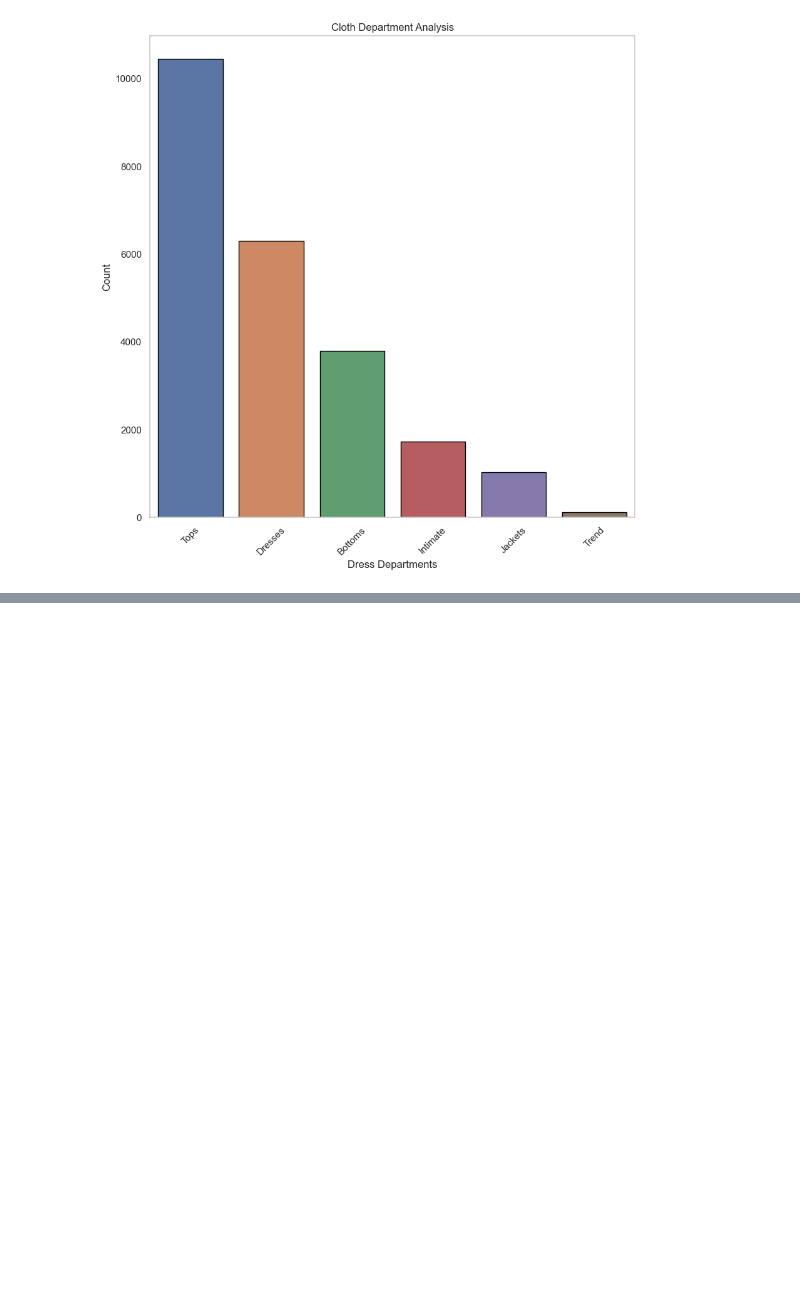
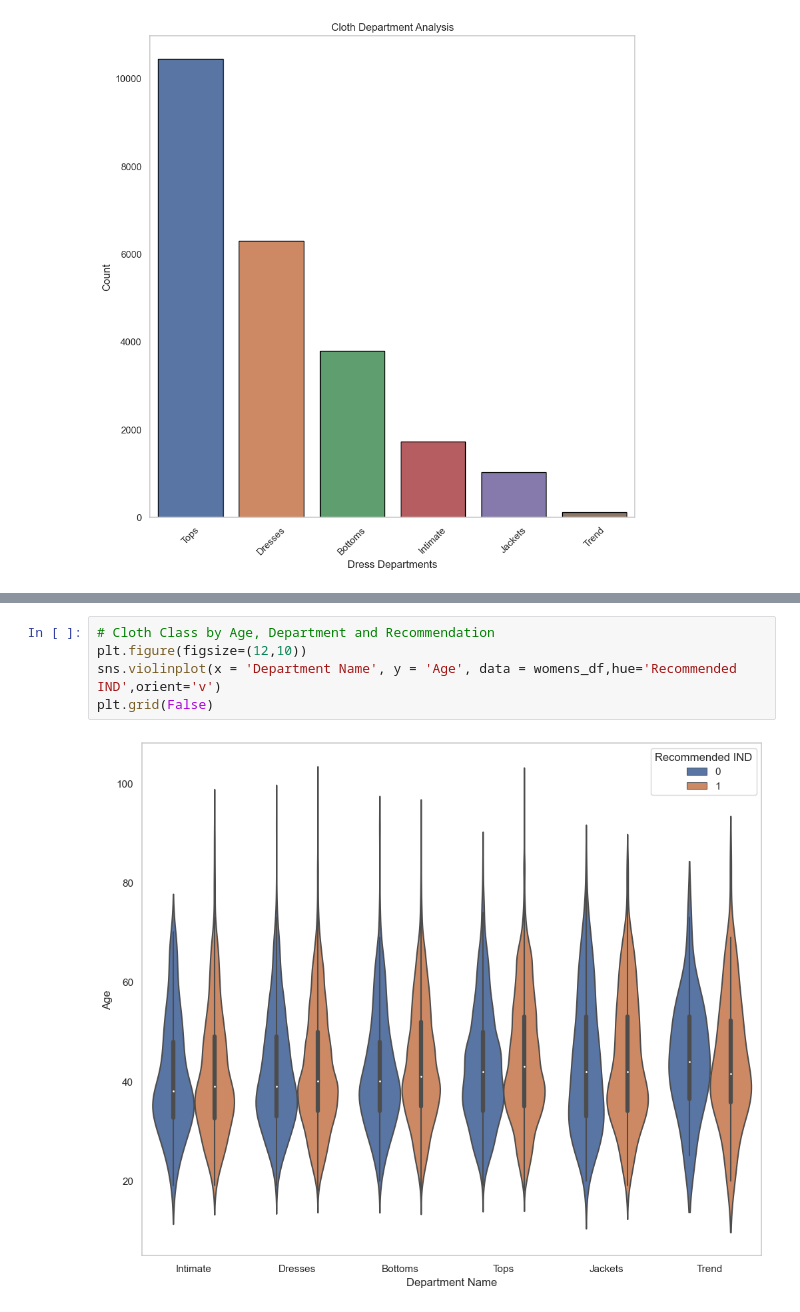
Before and after one commit to jjcastillot/womens_clothing_analysis_updated, a Jupyter notebook: dataset_analysis.ipynb, the cells around one changed output, grey strips where cells are left out. Drawn from its saved outputs; the diff is of its cells as text; blank space fills up the shorter version.

```diff
--- a/dataset_analysis.ipynb
+++ b/dataset_analysis.ipynb
@@ -140,0 +170,7 @@ plt.grid(False)
+# %%
+# Cloth Class by Age, Department and Recommendation
+plt.figure(figsize=(12,10))
+sns.violinplot(x = 'Department Name', y = 'Age', data = womens_df,hue='Recommended IND',orient='v')
+plt.grid(False)
+# %% [output]
+[figure, added]
```
Also changed, not shown: parts of 4 cells of this notebook.
